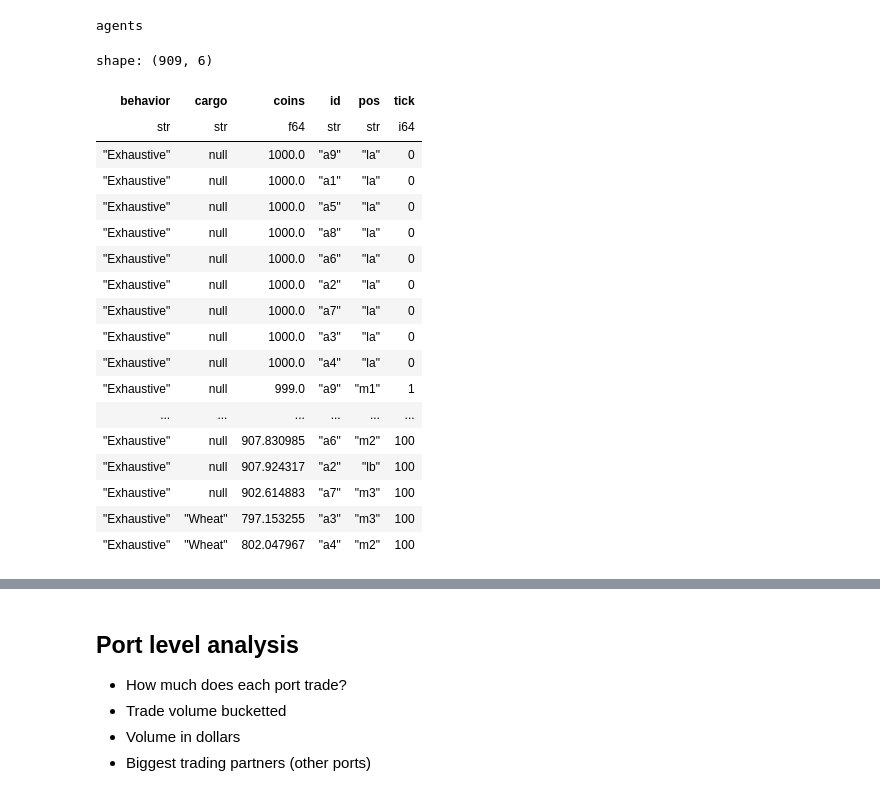
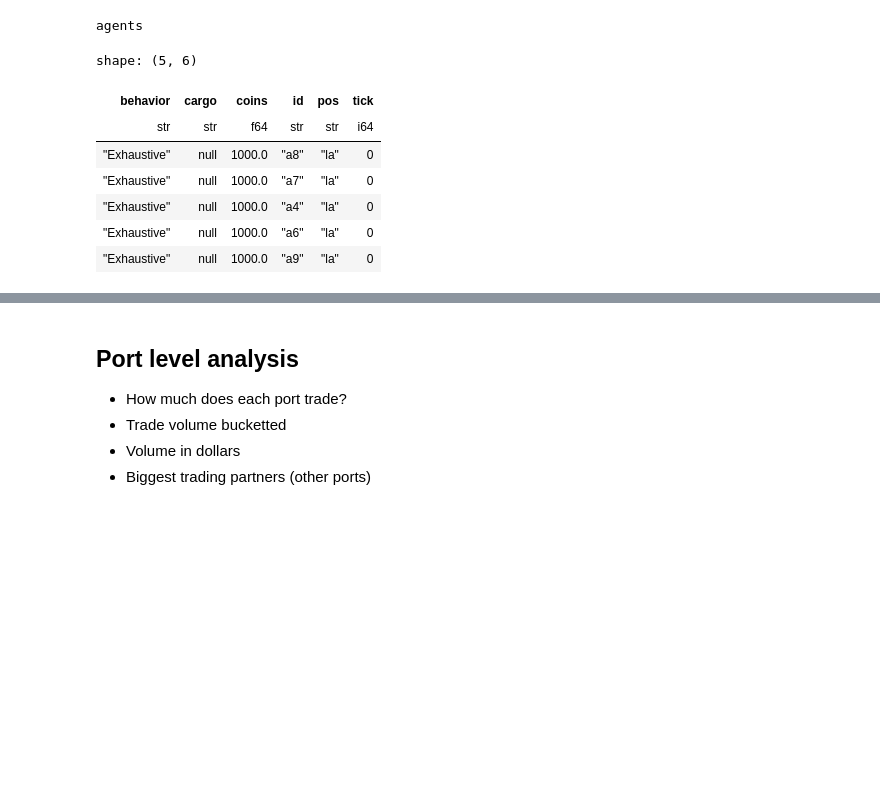
Before and after one commit to JoeHowarth/trade-sim-v2, a Jupyter notebook: simpy/notebooks/interactive.ipynb, the cells around one changed output, grey strips where cells are left out. Drawn from its saved outputs; the diff is of its cells as text; code cells hidden in the pictures; blank space fills up the shorter version.

```diff
--- a/simpy/notebooks/interactive.ipynb
+++ b/simpy/notebooks/interactive.ipynb
@@ -124,26 +16,18 @@ markets = markets.select(pl.exclude("pricer"))
+# %%
+scenario = scenarios.barbell_scenario(ticks=10, num_agents=10)
+(actions, agents, markets, events) = scenarios.run_scenario(scenario)
 # %%
 print("agents")
-agents
+agents.head()
 # %% [output]
 agents
-shape: (909, 6)
+shape: (5, 6)
 | behavior | cargo | coins | id | pos | tick |
 | str | str | f64 | str | str | i64 |
+| "Exhaustive" | null | 1000.0 | "a8" | "la" | 0 |
+| "Exhaustive" | null | 1000.0 | "a7" | "la" | 0 |
+| "Exhaustive" | null | 1000.0 | "a4" | "la" | 0 |
+| "Exhaustive" | null | 1000.0 | "a6" | "la" | 0 |
 | "Exhaustive" | null | 1000.0 | "a9" | "la" | 0 |
-| "Exhaustive" | null | 1000.0 | "a1" | "la" | 0 |
-| "Exhaustive" | null | 1000.0 | "a5" | "la" | 0 |
-| "Exhaustive" | null | 1000.0 | "a8" | "la" | 0 |
-| "Exhaustive" | null | 1000.0 | "a6" | "la" | 0 |
-| "Exhaustive" | null | 1000.0 | "a2" | "la" | 0 |
-| "Exhaustive" | null | 1000.0 | "a7" | "la" | 0 |
-| "Exhaustive" | null | 1000.0 | "a3" | "la" | 0 |
-| "Exhaustive" | null | 1000.0 | "a4" | "la" | 0 |
-| "Exhaustive" | null | 999.0 | "a9" | "m1" | 1 |
-| ... | ... | ... | ... | ... | ... |
-| "Exhaustive" | null | 907.830985 | "a6" | "m2" | 100 |
-| "Exhaustive" | null | 907.924317 | "a2" | "lb" | 100 |
-| "Exhaustive" | null | 902.614883 | "a7" | "m3" | 100 |
-| "Exhaustive" | "Wheat" | 797.153255 | "a3" | "m3" | 100 |
-| "Exhaustive" | "Wheat" | 802.047967 | "a4" | "m2" | 100 |
 # %%
 print("markets")
```
Also changed, not shown: parts of 24 cells of this notebook, 15 other files.
